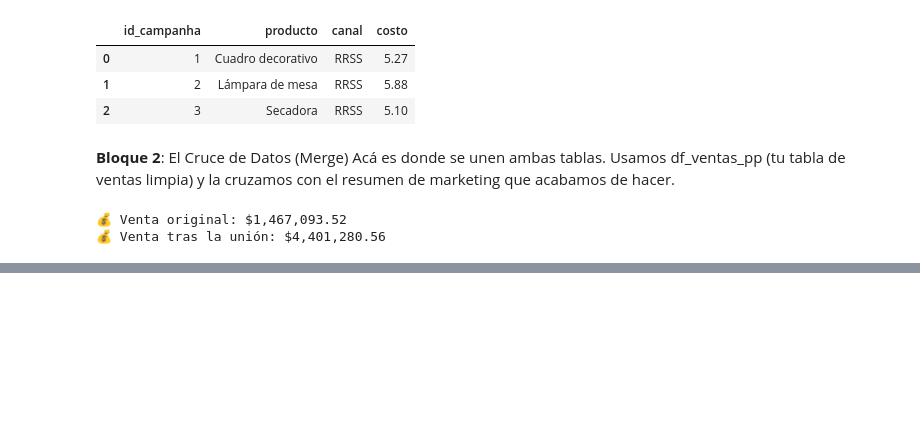
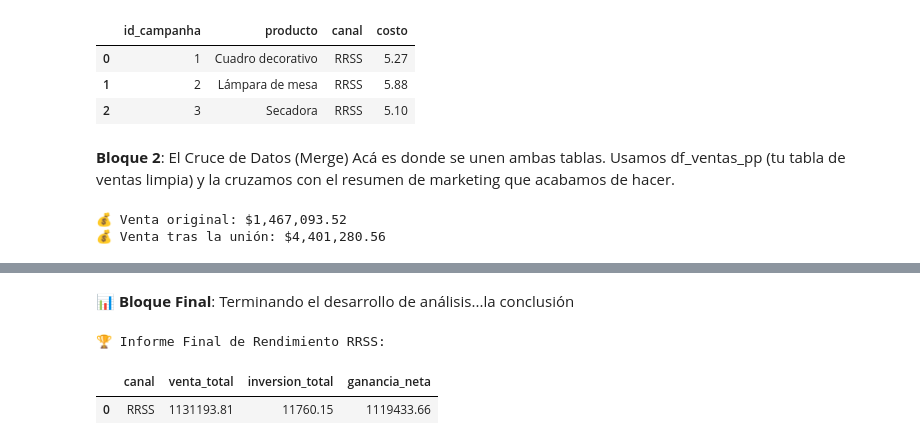
Before and after one commit to rocioblivingston/Data-Analitycs-Python-1C2026, a Jupyter notebook: Pre_Entrega_Data_Analitycs_C12026.ipynb, the cells around one changed output, grey strips where cells are left out. Drawn from its saved outputs; the diff is of its cells as text; code cells hidden in the pictures; blank space fills up the shorter version.

```diff
--- a/Pre_Entrega_Data_Analitycs_C12026.ipynb
+++ b/Pre_Entrega_Data_Analitycs_C12026.ipynb
@@ -412,0 +453,18 @@ print(f"💰 Venta tras la unión: ${total_venta_despues:,.2f}")
+# %% [markdown]
+📊 **Bloque Final**: Terminando el desarrollo de análisis...la conclusión
+# %%
+# Agregamos por canal (RRSS) la suma de ventas y la suma de costos
+resumen_final = df_ventas_marketing_activas.groupby("canal").agg(
+    venta_total = ("venta_neta", "sum"),
+    inversion_total = ("costo", "sum")
+).reset_index()
+
+# Calculamos el ROI (Retorno de Inversión) simplificado
+resumen_final["ganancia_neta"] = resumen_final["venta_total"] - resumen_final["inversion_total"]
+
+print("🏆 Informe Final de Rendimiento RRSS:")
+display(resumen_final)
+# %% [output]
+🏆 Informe Final de Rendimiento RRSS:
+|  | canal | venta_total | inversion_total | ganancia_neta |
+| 0 | RRSS | 1131193.81 | 11760.15 | 1119433.66 |
```
Also changed, not shown: parts of 4 cells of this notebook.
